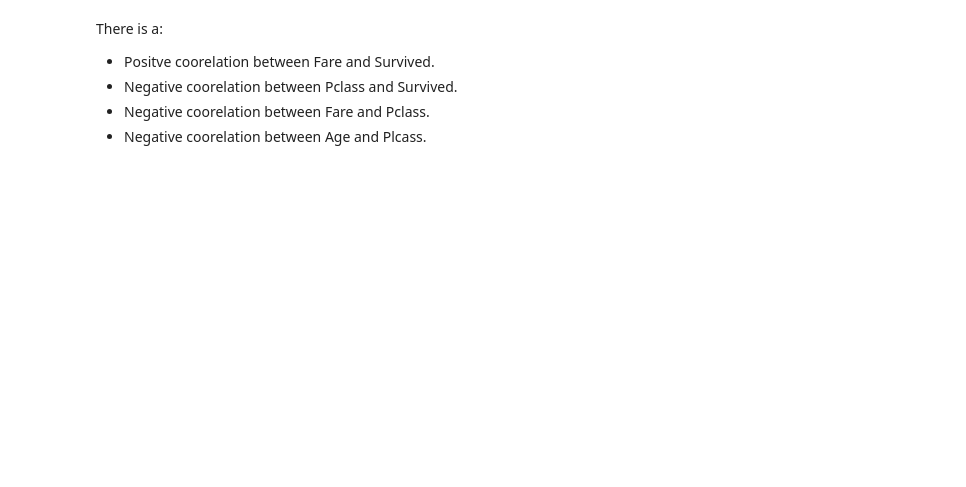
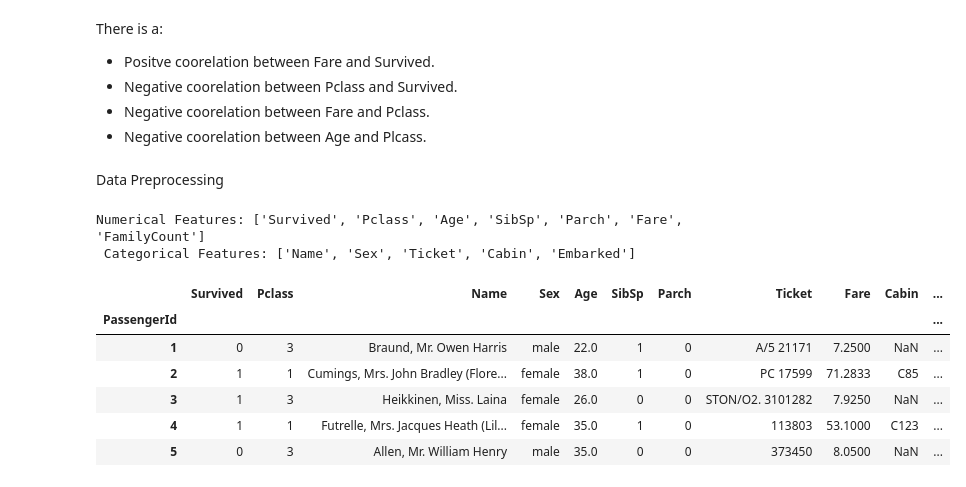
Before and after one commit to mlsacbvp/titanic-survival-prediction, a Jupyter notebook: Titanic_analysis.ipynb, the cells around one changed output. Saved outputs shown, nothing was run; the diff lists cells and outputs as text; code cells hidden in the pictures; blank space fills up the shorter version.

Commit message:
data preprocessing

```diff
--- a/Titanic_analysis.ipynb
+++ b/Titanic_analysis.ipynb
@@ -183,3 +183,42 @@ There is a:
 * Negative coorelation between Pclass and Survived.
 * Negative coorelation between Fare and Pclass.
 * Negative coorelation between Age and Plcass.
+# %% [markdown]
+Data Preprocessing
+# %%
+#replacing null values with mean values
+data['Age'].fillna(data["Age"].mean(),inplace=True)
+# %%
+#Extracting new features
+data['FamilyCount']=data['SibSp']+data['Parch']
+# %%
+# Splitting data into categorical and numerical data
+numerical_features=[]
+categorical_features=[]
+for column in data.columns:
+    datatype=data[column].dtype
+    if datatype=='int64' or datatype=='float64':
+        numerical_features.append(column)
+    else:
+        categorical_features.append(column)
+print("Numerical Features:",numerical_features,'\n','Categorical Features:',categorical_features)
+# %% [output]
+Numerical Features: ['Survived', 'Pclass', 'Age', 'SibSp', 'Parch', 'Fare', 'FamilyCount']
+ Categorical Features: ['Name', 'Sex', 'Ticket', 'Cabin', 'Embarked']
+# %%
+# Creating new column mentioning whether a passenger has a cabin assigned or not
+x=data['Cabin'].isnull()
+value={True:0,False:1}
+x=x.map(value)
+data['Has Cabin']=x
+
+# Checking the dataset
+data.head()
+# %% [output]
+|  | Survived | Pclass | Name | Sex | Age | SibSp | Parch | Ticket | Fare | Cabin | ... |
+| PassengerId |  |  |  |  |  |  |  |  |  |  | ... |
+| 1 | 0 | 3 | Braund, Mr. Owen Harris | male | 22.0 | 1 | 0 | A/5 21171 | 7.2500 | NaN | ... |
+| 2 | 1 | 1 | Cumings, Mrs. John Bradley (Flore... | female | 38.0 | 1 | 0 | PC 17599 | 71.2833 | C85 | ... |
+| 3 | 1 | 3 | Heikkinen, Miss. Laina | female | 26.0 | 0 | 0 | STON/O2. 3101282 | 7.9250 | NaN | ... |
+| 4 | 1 | 1 | Futrelle, Mrs. Jacques Heath (Lil... | female | 35.0 | 1 | 0 | 113803 | 53.1000 | C123 | ... |
+| 5 | 0 | 3 | Allen, Mr. William Henry | male | 35.0 | 0 | 0 | 373450 | 8.0500 | NaN | ... |
```
Also changed, not shown: parts of 3 cells of this notebook.
